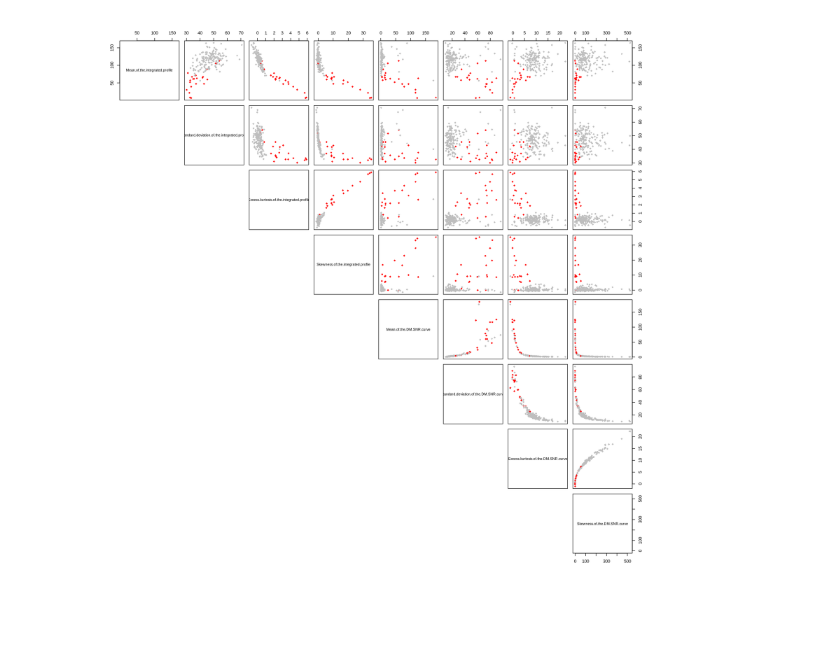
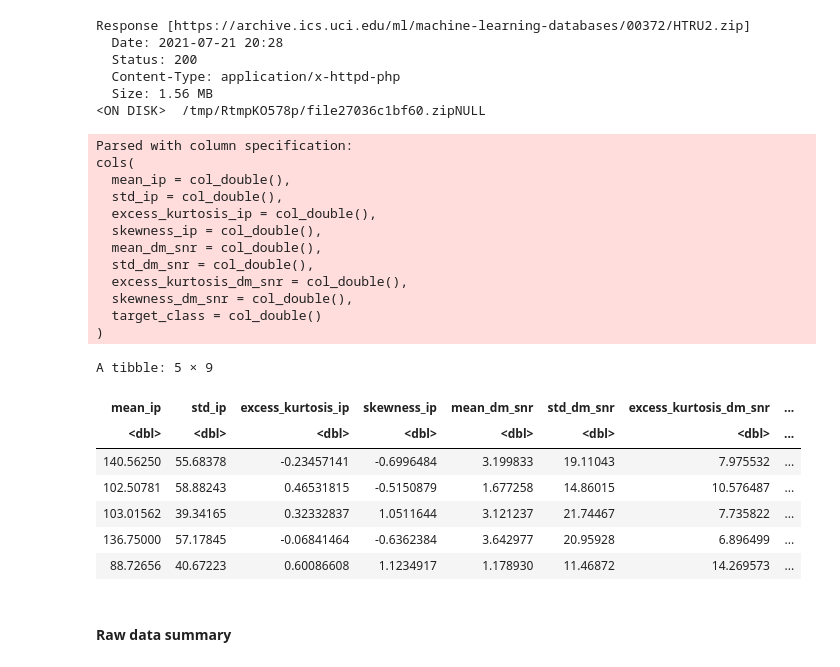
Before and after one commit to tccw/dsci100-group-project, a Jupyter notebook: group_proposal_pulsars.ipynb, the cells around one changed output. Drawn from its saved outputs; the diff is of its cells as text; code cells hidden in the pictures; blank space fills up the shorter version.

```diff
--- a/group_proposal_pulsars.ipynb
+++ b/group_proposal_pulsars.ipynb
@@ -101,19 +34,53 @@ A data.frame: 5 × 9
-# %%
-options(repr.plot.width = 14, repr.plot.height = 14)
-
-
-# subset of the data
-pulsar_subset <- pulsar_data %>%
-                  sample_n(250) %>%
-                  na.omit()
-
-# assign colors based on the subset target_class
-colors <- c('grey', 'red')[unclass(pulsar_subset$target_class)]
-
-
-pairs(pulsar_subset %>% select(Mean.of.the.integrated.profile:Skewness.of.the.DM.SNR.curve),
-      col=colors,
-      pch = 18,
-      lower.panel = NULL)
-# %% [output]
-[figure, removed]
+# %%
+# Download Pulsar data without kaggle helpers
+PULSAR_URL = "https://archive.ics.uci.edu/ml/machine-learning-databases/00372/HTRU2.zip"
+GET(PULSAR_URL, write_disk(tf <- tempfile(fileext = ".zip")))
+
+# Unzip the tempfile and read the csv inside it, renaming the columns as below
+# then mutate the target class to a meaningful value for a human and convert to a factor
+pulsar_data <- read_csv(unz(tf, "HTRU_2.csv"), col_names = c("mean_ip",
+                                                             "std_ip",
+                                                             "excess_kurtosis_ip",
+                                                             "skewness_ip",
+                                                             "mean_dm_snr",
+                                                             "std_dm_snr",
+                                                             "excess_kurtosis_dm_snr",
+                                                             "skewness_dm_snr",
+                                                             "target_class")) %>%
+                 mutate(target_class = as_factor(case_when(
+                                                target_class == 1 ~ "pulsar",
+                                                TRUE ~ "other")))  # serves the same purpose as a default case in a switch statement
+# unlink/remove the temporary file
+unlink(tf)
+
+# preview the data
+pulsar_data %>% head(5)
+# %% [output]
+Response [https://archive.ics.uci.edu/ml/machine-learning-databases/00372/HTRU2.zip]
+  Date: 2021-07-21 20:28
+  Status: 200
+  Content-Type: application/x-httpd-php
+  Size: 1.56 MB
+<ON DISK>  /tmp/RtmpKO578p/file27036c1bf60.zipNULL
+Parsed with column specification:
+cols(
+  mean_ip = col_double(),
+  std_ip = col_double(),
+  excess_kurtosis_ip = col_double(),
+  skewness_ip = col_double(),
+  mean_dm_snr = col_double(),
+  std_dm_snr = col_double(),
+  excess_kurtosis_dm_snr = col_double(),
+  skewness_dm_snr = col_double(),
+  target_class = col_double()
+)
+A tibble: 5 × 9
+| mean_ip | std_ip | excess_kurtosis_ip | skewness_ip | mean_dm_snr | std_dm_snr | excess_kurtosis_dm_snr | ... |
+| <dbl> | <dbl> | <dbl> | <dbl> | <dbl> | <dbl> | <dbl> | ... |
+| 140.56250 | 55.68378 | -0.23457141 | -0.6996484 | 3.199833 | 19.11043 | 7.975532 | ... |
+| 102.50781 | 58.88243 | 0.46531815 | -0.5150879 | 1.677258 | 14.86015 | 10.576487 | ... |
+| 103.01562 | 39.34165 | 0.32332837 | 1.0511644 | 3.121237 | 21.74467 | 7.735822 | ... |
+| 136.75000 | 57.17845 | -0.06841464 | -0.6362384 | 3.642977 | 20.95928 | 6.896499 | ... |
+| 88.72656 | 40.67223 | 0.60086608 | 1.1234917 | 1.178930 | 11.46872 | 14.269573 | ... |
+# %% [markdown]
+#### Raw data summary
```
Also changed, not shown: parts of 16 cells of this notebook.
